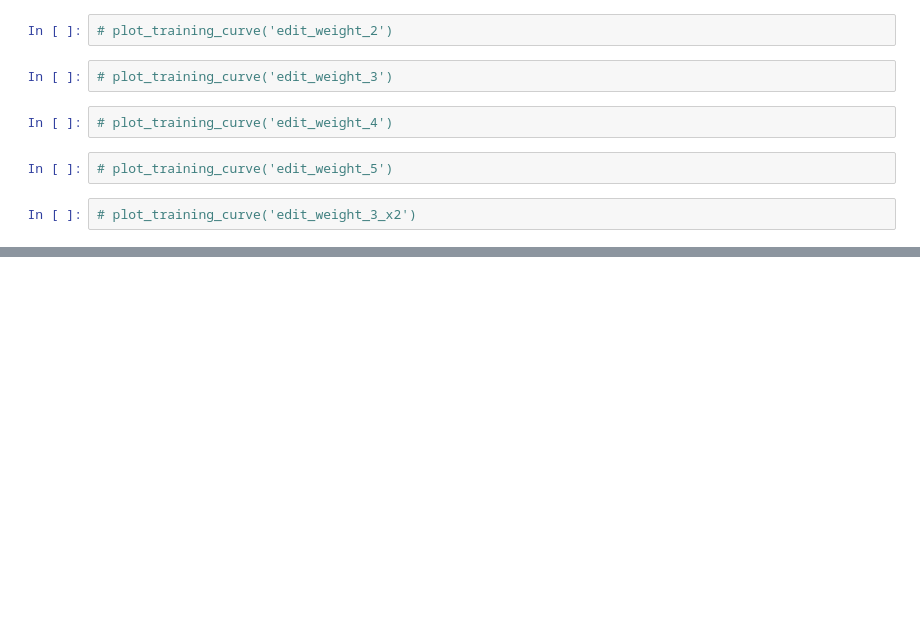
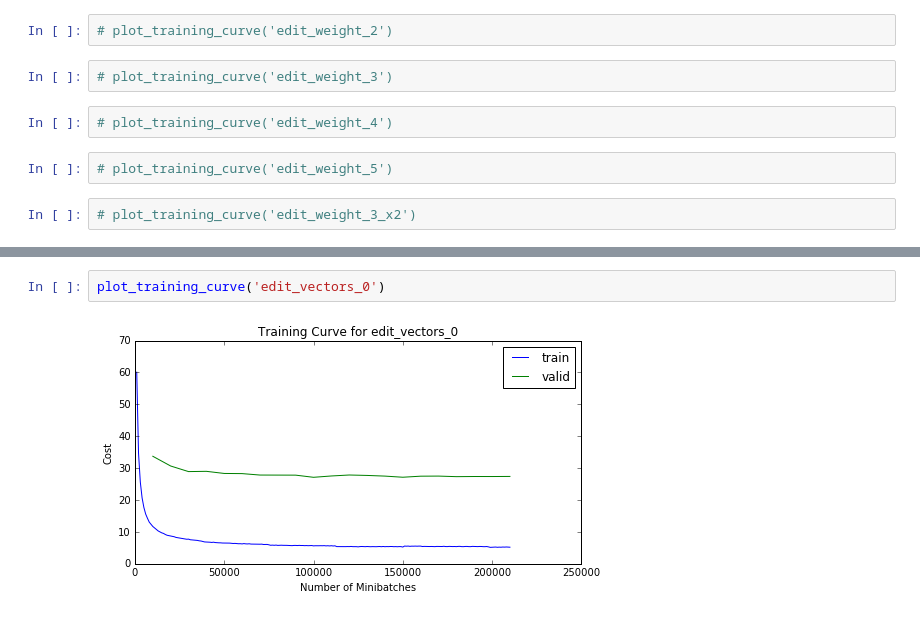
Before and after one commit to shubhaguha/MSc, a Jupyter notebook: training_progress/Plot training curves.ipynb, the cells around one changed output, grey strips where cells are left out. Cells and saved outputs as stored; diff of their text form; blank space fills up the shorter version.

```diff
--- a/training_progress/Plot training curves.ipynb
+++ b/training_progress/Plot training curves.ipynb
@@ -78,0 +83,4 @@ plot_training_curve('edit_vectors_6')
+# %%
+plot_training_curve('edit_vectors_0')
+# %% [output]
+[figure, added]
```
Also changed, not shown: parts of 9 cells of this notebook, 21 other files.
